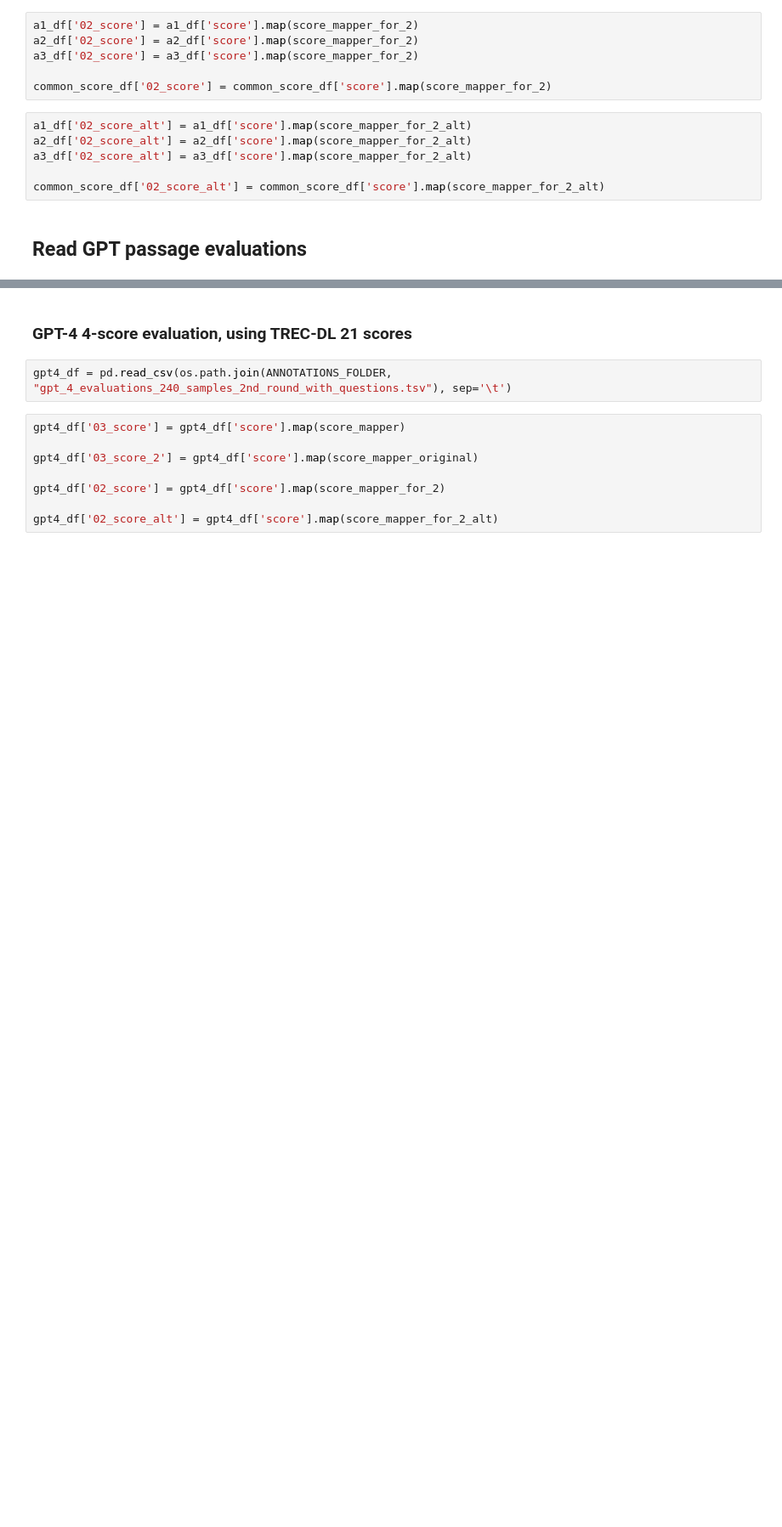
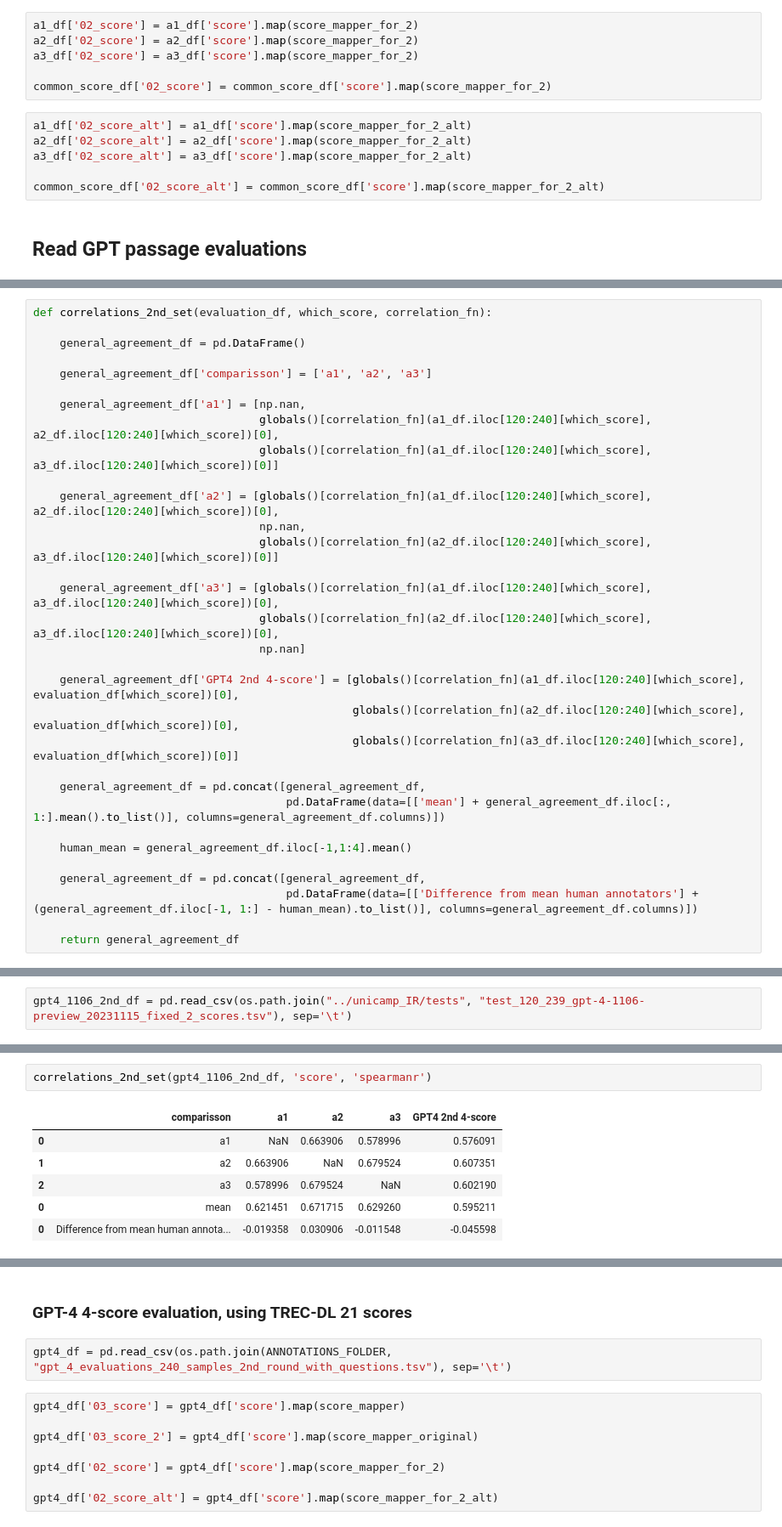
Before and after one commit to eduseiti/unicamp_IR, a Jupyter notebook: inter_annotator_agreement_analysis.ipynb, the cells around one changed output, grey strips where cells are left out. Shown: that part at 85% size. Saved outputs shown, nothing was run; the diff lists cells and outputs as text; blank space fills up the shorter version.

```diff
--- a/inter_annotator_agreement_analysis.ipynb
+++ b/inter_annotator_agreement_analysis.ipynb
@@ -229,0 +266,32 @@ common_score_df['02_score_alt'] = common_score_df['score'].map(score_mapper_for_
+# %%
+def correlations_2nd_set(evaluation_df, which_score, correlation_fn):
+
+    general_agreement_df = pd.DataFrame()
+
+    general_agreement_df['comparisson'] = ['a1', 'a2', 'a3']
+
+    general_agreement_df['a1'] = [np.nan,
+                                  globals()[correlation_fn](a1_df.iloc[120:240][which_score], a2_df.iloc[120:240][which_score])[0],
+                                  globals()[correlation_fn](a1_df.iloc[120:240][which_score], a3_df.iloc[120:240][which_score])[0]]
+
+    general_agreement_df['a2'] = [globals()[correlation_fn](a1_df.iloc[120:240][which_score], a2_df.iloc[120:240][which_score])[0],
+                                  np.nan,
+                                  globals()[correlation_fn](a2_df.iloc[120:240][which_score], a3_df.iloc[120:240][which_score])[0]]
+
+    general_agreement_df['a3'] = [globals()[correlation_fn](a1_df.iloc[120:240][which_score], a3_df.iloc[120:240][which_score])[0],
+                                  globals()[correlation_fn](a2_df.iloc[120:240][which_score], a3_df.iloc[120:240][which_score])[0],
+                                  np.nan]
+
+    general_agreement_df['GPT4 2nd 4-score'] = [globals()[correlation_fn](a1_df.iloc[120:240][which_score], evaluation_df[which_score])[0],
+                                                globals()[correlation_fn](a2_df.iloc[120:240][which_score], evaluation_df[which_score])[0],
+                                                globals()[correlation_fn](a3_df.iloc[120:240][which_score], evaluation_df[which_score])[0]]
+
+    general_agreement_df = pd.concat([general_agreement_df,
+                                      pd.DataFrame(data=[['mean'] + general_agreement_df.iloc[:, 1:].mean().to_list()], columns=general_agreement_df.columns)])
+
+    human_mean = general_agreement_df.iloc[-1,1:4].mean()
+
+    general_agreement_df = pd.concat([general_agreement_df,
+                                      pd.DataFrame(data=[['Difference from mean human annotators'] + (general_agreement_df.iloc[-1, 1:] - human_mean).to_list()], columns=general_agreement_df.columns)])
+
+    return general_agreement_df
@@ -229,0 +336,2 @@ common_score_df['02_score_alt'] = common_score_df['score'].map(score_mapper_for_
+# %%
+gpt4_1106_2nd_df = pd.read_csv(os.path.join("../unicamp_IR/tests", "test_120_239_gpt-4-1106-preview_20231115_fixed_2_scores.tsv"), sep='\t')
@@ -229,0 +349,9 @@ common_score_df['02_score_alt'] = common_score_df['score'].map(score_mapper_for_
+# %%
+correlations_2nd_set(gpt4_1106_2nd_df, 'score', 'spearmanr')
+# %% [output]
+|  | comparisson | a1 | a2 | a3 | GPT4 2nd 4-score |
+| 0 | a1 | NaN | 0.663906 | 0.578996 | 0.576091 |
+| 1 | a2 | 0.663906 | NaN | 0.679524 | 0.607351 |
+| 2 | a3 | 0.578996 | 0.679524 | NaN | 0.602190 |
+| 0 | mean | 0.621451 | 0.671715 | 0.629260 | 0.595211 |
+| 0 | Difference from mean human annota... | -0.019358 | 0.030906 | -0.011548 | -0.045598 |
```
Also changed, not shown: parts of 40 cells of this notebook, 3 other files.
